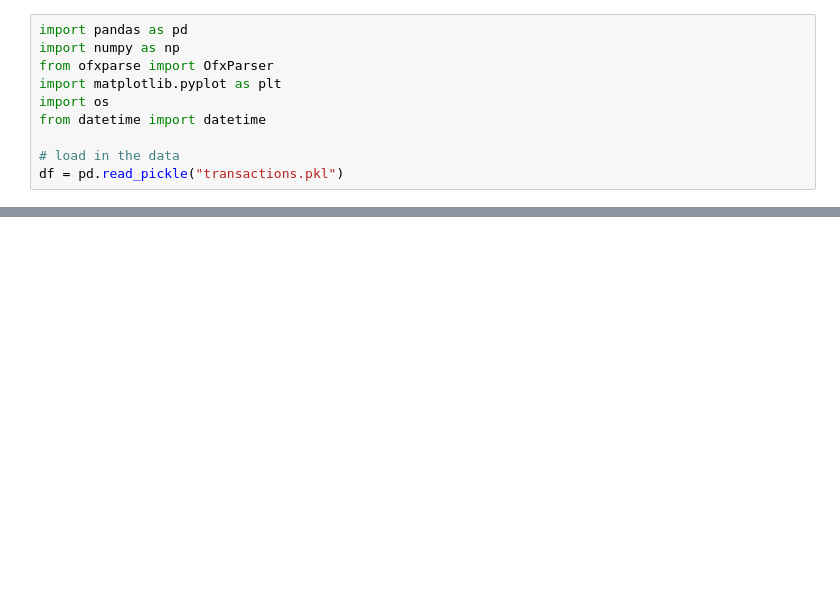
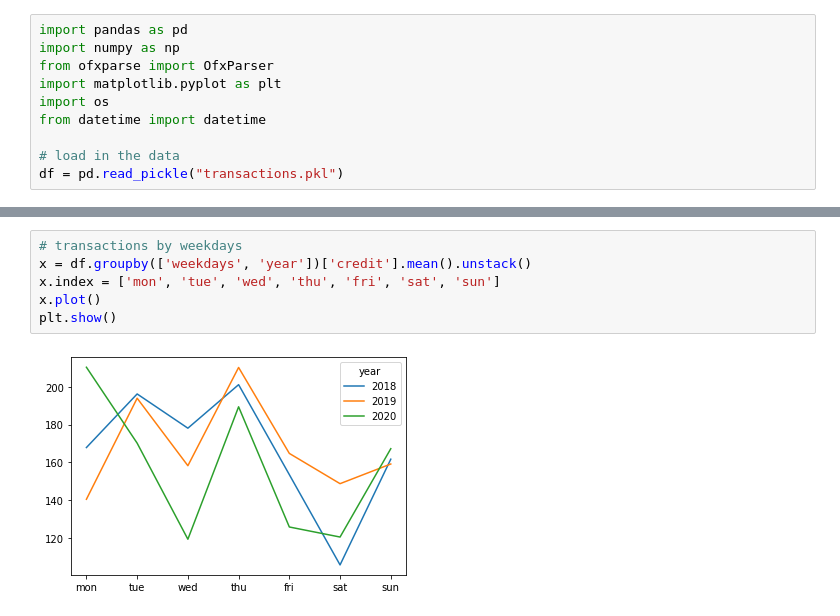
Before and after one commit to DanielFarahani/covid_business_impact, a Jupyter notebook: analysis.ipynb, the cells around one changed output, grey strips where cells are left out. Drawn from its saved outputs; the diff is of its cells as text; blank space fills up the shorter version.

```diff
--- a/analysis.ipynb
+++ b/analysis.ipynb
@@ -23,0 +72,8 @@ plt.show()
+# %%
+# transactions by weekdays
+x = df.groupby(['weekdays', 'year'])['credit'].mean().unstack()
+x.index = ['mon', 'tue', 'wed', 'thu', 'fri', 'sat', 'sun']
+x.plot()
+plt.show()
+# %% [output]
+[figure, added]
```
Also changed, not shown: parts of 4 cells of this notebook, 1 other file.
